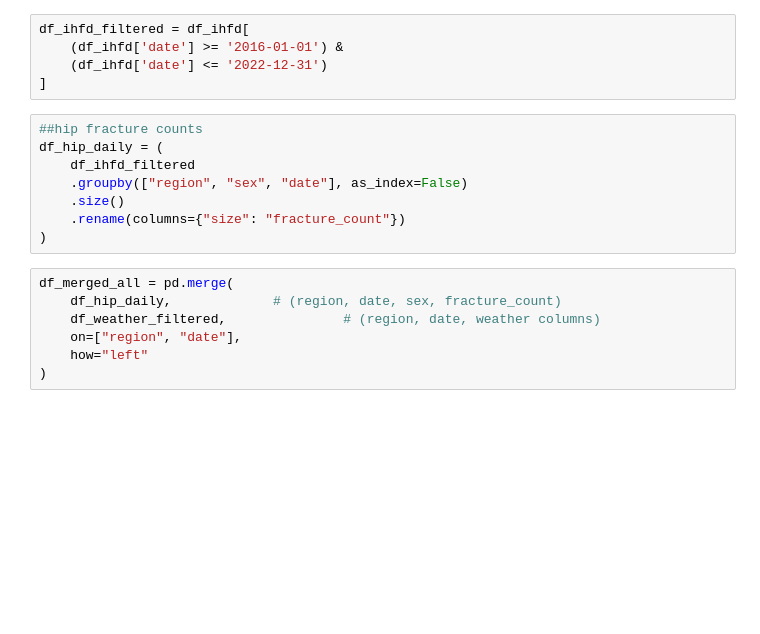
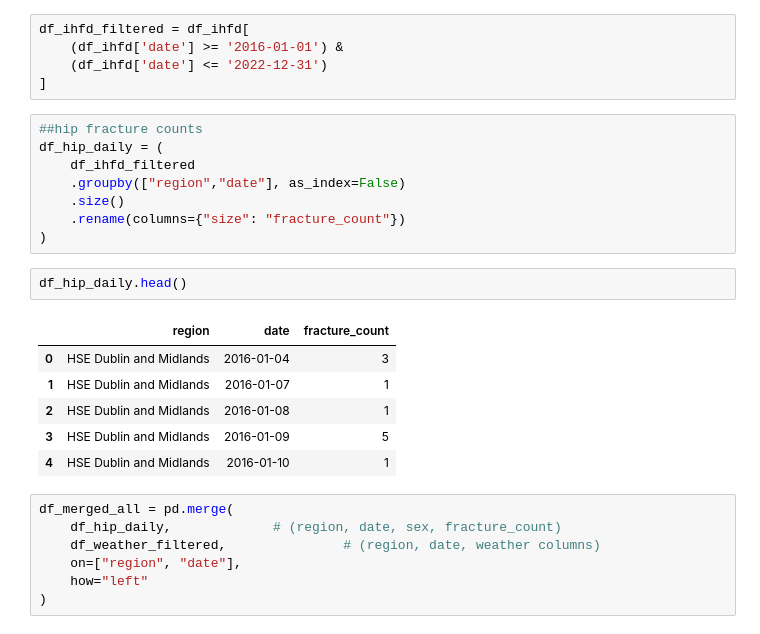
Before and after one commit to paulie57/ul_project_Msc_AI, a Jupyter notebook: analysis/processed_data/analysed_data/WEATHERED_ihfd_adverse_events.ipynb, the cells around one changed output. Cells and saved outputs as stored; diff of their text form; blank space fills up the shorter version.

```diff
--- a/analysis/processed_data/analysed_data/WEATHERED_ihfd_adverse_events.ipynb
+++ b/analysis/processed_data/analysed_data/WEATHERED_ihfd_adverse_events.ipynb
@@ -187,10 +237,19 @@ df_ihfd_filtered = df_ihfd[
 ##hip fracture counts
 df_hip_daily = (
     df_ihfd_filtered
-    .groupby(["region", "sex", "date"], as_index=False)
+    .groupby(["region","date"], as_index=False)
     .size()
     .rename(columns={"size": "fracture_count"})
 )
+# %%
+df_hip_daily.head()
+# %% [output]
+|  | region | date | fracture_count |
+| 0 | HSE Dublin and Midlands | 2016-01-04 | 3 |
+| 1 | HSE Dublin and Midlands | 2016-01-07 | 1 |
+| 2 | HSE Dublin and Midlands | 2016-01-08 | 1 |
+| 3 | HSE Dublin and Midlands | 2016-01-09 | 5 |
+| 4 | HSE Dublin and Midlands | 2016-01-10 | 1 |
 # %%
 df_merged_all = pd.merge(
     df_hip_daily,             # (region, date, sex, fracture_count)
```
Also changed, not shown: parts of 19 cells of this notebook.
